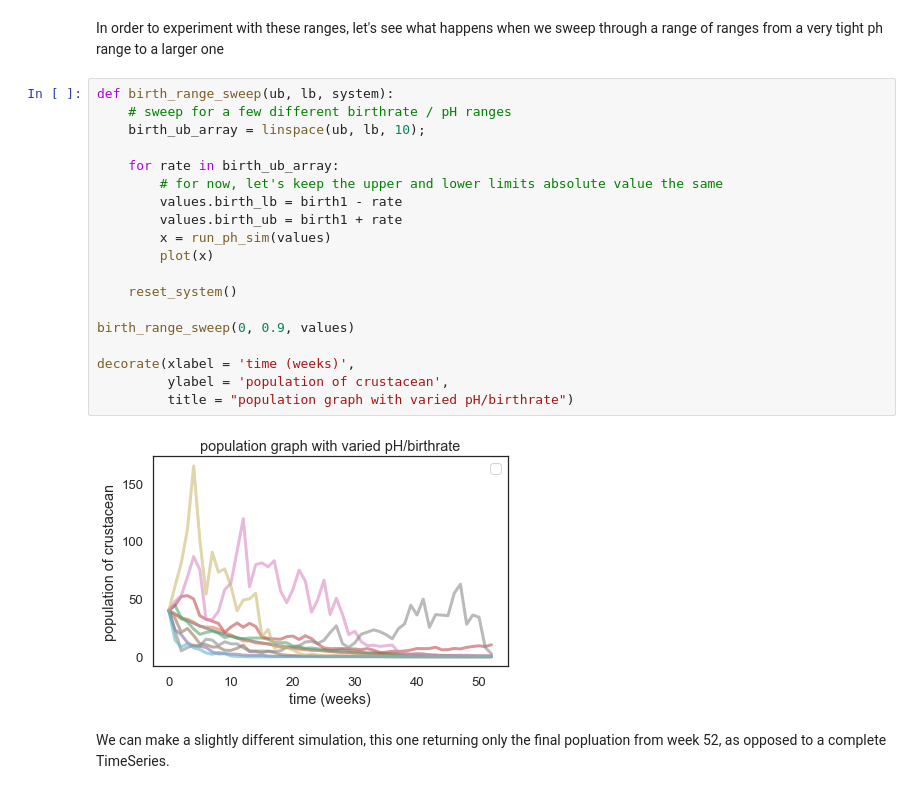
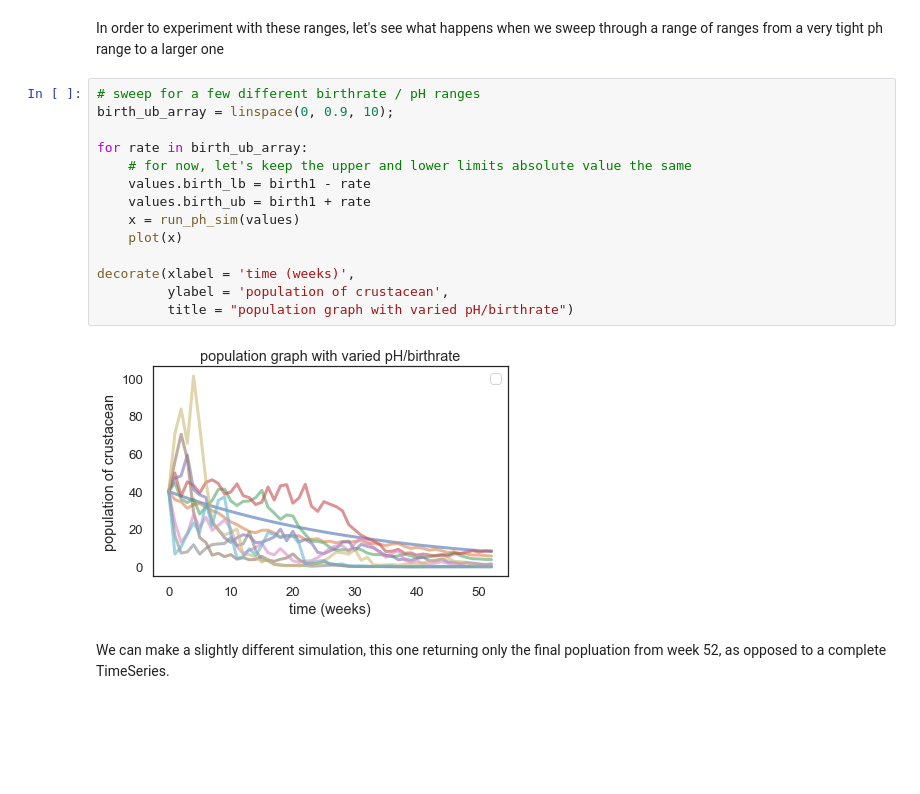
Before and after one commit to Inkering/pHandDying, a Jupyter notebook: code/pHandDyingRoughDraft.ipynb, the cells around one changed output. Cells and saved outputs as stored; diff of their text form; blank space fills up the shorter version.

Commit message:
we worked on fancy plots and an interpretation section

```diff
--- a/code/pHandDyingRoughDraft.ipynb
+++ b/code/pHandDyingRoughDraft.ipynb
@@ -117,26 +116,21 @@ plot_rps(x, 'First run')
 # %% [markdown]
 In order to experiment with these ranges, let's see what happens when we sweep through a range of ranges from a very tight ph range to a larger one
 # %%
-def birth_range_sweep(ub, lb, system):
-    # sweep for a few different birthrate / pH ranges
-    birth_ub_array = linspace(ub, lb, 10);
+# sweep for a few different birthrate / pH ranges
+birth_ub_array = linspace(0, 0.9, 10);
 
-    for rate in birth_ub_array:
-        # for now, let's keep the upper and lower limits absolute value the same
-        values.birth_lb = birth1 - rate
-        values.birth_ub = birth1 + rate
-        x = run_ph_sim(values)
-        plot(x)
-
-    reset_system()
-
-birth_range_sweep(0, 0.9, values)
+for rate in birth_ub_array:
+    # for now, let's keep the upper and lower limits absolute value the same
+    values.birth_lb = birth1 - rate
+    values.birth_ub = birth1 + rate
+    x = run_ph_sim(values)
+    plot(x)
 
 decorate(xlabel = 'time (weeks)',
          ylabel = 'population of crustacean',
          title = "population graph with varied pH/birthrate")
 # %% [output]
-[figure, old version]
+[figure, new version]
 # %% [markdown]
 We can make a slightly different simulation, this one returning only the final popluation from week 52, as opposed to a complete TimeSeries.
 # %%
```
Also changed, not shown: parts of 11 cells of this notebook.
